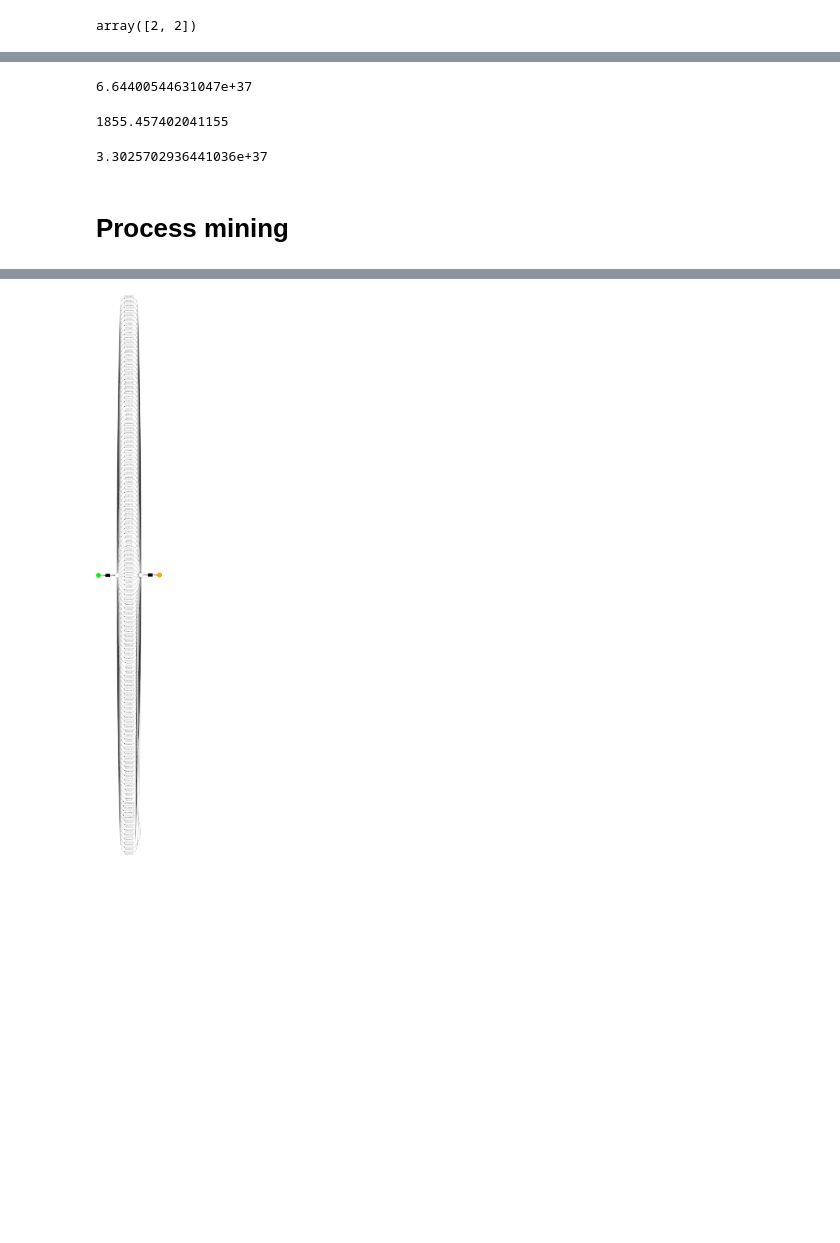
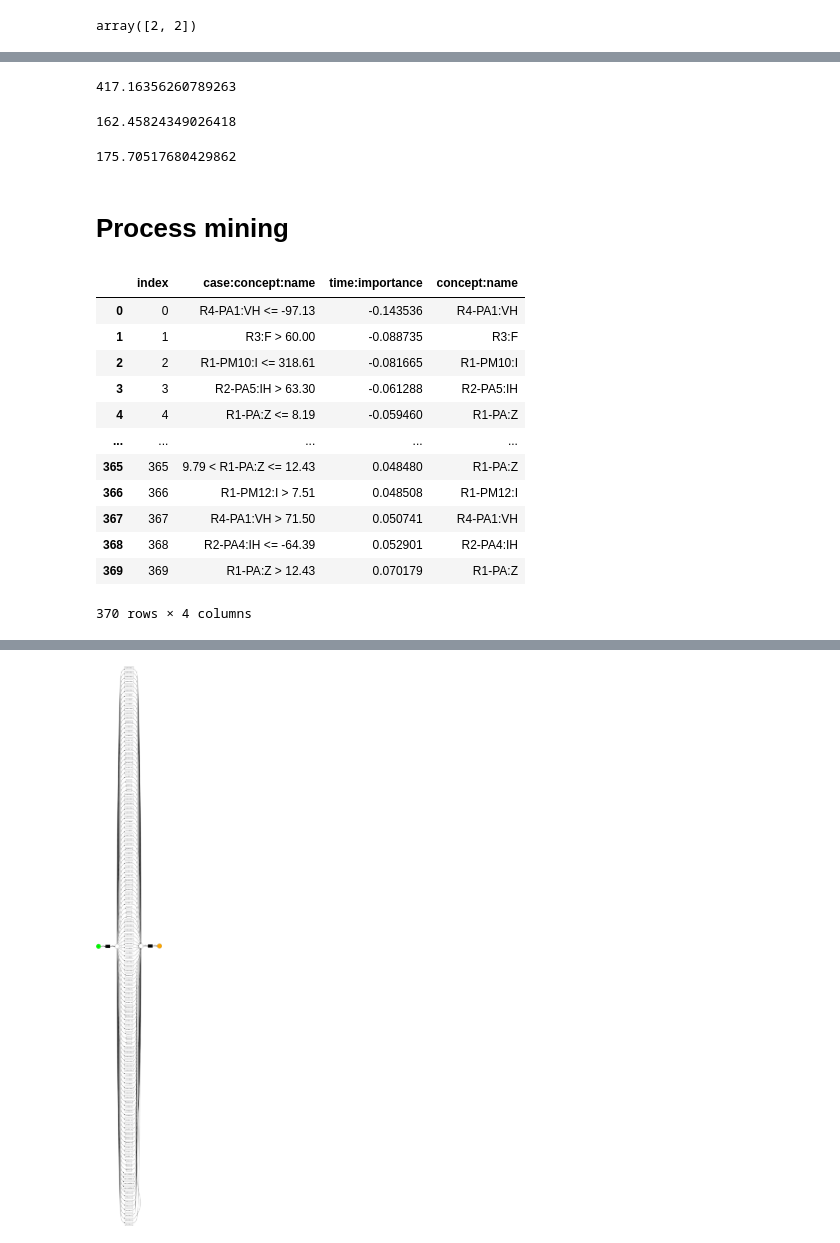
Before and after one commit to hadrrb/ml-for-anomaly-detection, a Jupyter notebook: featfun.ipynb, the cells around one changed output, grey strips where cells are left out. Saved outputs shown, nothing was run; the diff lists cells and outputs as text; code cells hidden in the pictures; blank space fills up the shorter version.

```diff
--- a/featfun.ipynb
+++ b/featfun.ipynb
@@ -175,15 +185,15 @@ x2 = Xtrue[ytrue == 2]
 # %%
-np.average([distance(x1.iloc[k], x1.iloc[k+1]) for k in np.random.randint(0, x1.shape[0]-1, 1000)])
+np.median([distance(x1.iloc[k], x1.iloc[k+1]) for k in np.random.randint(0, x1.shape[0]-1, 1000)])
 # %% [output]
-6.64400544631047e+37
+417.16356260789263
 # %%
-np.average([distance(x2.iloc[k], x2.iloc[k+1]) for k in np.random.randint(0, x2.shape[0]-1, 1000)])
+np.median([distance(x2.iloc[k], x2.iloc[k+1]) for k in np.random.randint(0, x2.shape[0]-1, 1000)])
 # %% [output]
-1855.457402041155
+162.45824349026418
 # %%
-np.average([distance(Xnoevents.iloc[k], Xnoevents.iloc[k+1]) for k in np.random.randint(0, Xnoevents.shape[0]-1, 1000)])
+np.median([distance(Xnoevents.iloc[k], Xnoevents.iloc[k+1]) for k in np.random.randint(0, Xnoevents.shape[0]-1, 1000)])
 # %% [output]
-3.3025702936441036e+37
+175.70517680429862
 # %% [markdown]
 # Process mining
 # %%
@@ -207,6 +217,22 @@ res = dataframe_utils.convert_timestamp_columns_in_df(res)
 res = res.sort_values('time:importance')
 
 log = log_converter.apply(res)
+# %%
+res
+# %% [output]
+|  | index | case:concept:name | time:importance | concept:name |
+| 0 | 0 | R4-PA1:VH <= -97.13 | -0.143536 | R4-PA1:VH |
+| 1 | 1 | R3:F > 60.00 | -0.088735 | R3:F |
+| 2 | 2 | R1-PM10:I <= 318.61 | -0.081665 | R1-PM10:I |
+| 3 | 3 | R2-PA5:IH > 63.30 | -0.061288 | R2-PA5:IH |
+| 4 | 4 | R1-PA:Z <= 8.19 | -0.059460 | R1-PA:Z |
+| ... | ... | ... | ... | ... |
+| 365 | 365 | 9.79 < R1-PA:Z <= 12.43 | 0.048480 | R1-PA:Z |
+| 366 | 366 | R1-PM12:I > 7.51 | 0.048508 | R1-PM12:I |
+| 367 | 367 | R4-PA1:VH > 71.50 | 0.050741 | R4-PA1:VH |
+| 368 | 368 | R2-PA4:IH <= -64.39 | 0.052901 | R2-PA4:IH |
+| 369 | 369 | R1-PA:Z > 12.43 | 0.070179 | R1-PA:Z |
+370 rows × 4 columns
 # %%
 from pm4py.algo.discovery.inductive import algorithm as inductive_miner
 from pm4py.visualization.process_tree import visualizer as pt_visualizer
```
Also changed, not shown: parts of 15 cells of this notebook, 8 other files.
